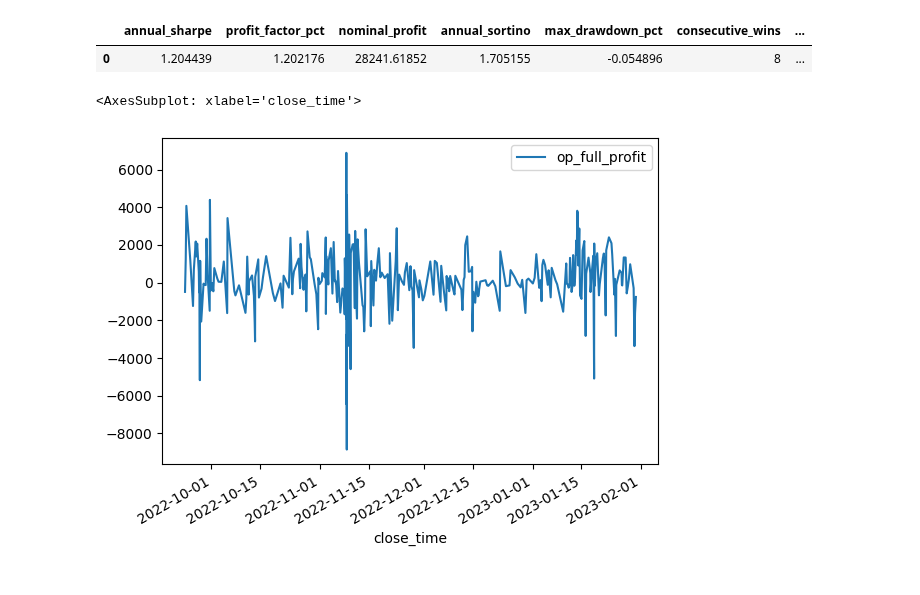
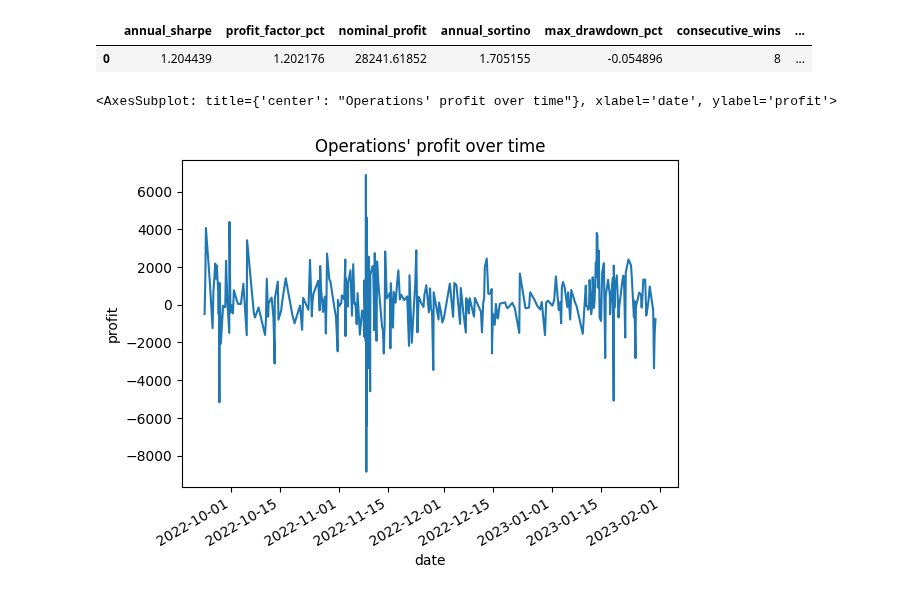
Before and after one commit to gpalazzo/crypto_msc_thesis, a Jupyter notebook: notebooks/reporting/portfolio_eval.ipynb, the cells around one changed output. Cells and saved outputs as stored; diff of their text form; code cells hidden in the pictures.

```diff
--- a/notebooks/reporting/portfolio_eval.ipynb
+++ b/notebooks/reporting/portfolio_eval.ipynb
@@ -14,10 +14,15 @@ df_portf_pnl = catalog.load("portfolio_pnl")
-# %%
-df_portf_metr
-# %% [output]
-|  | annual_sharpe | profit_factor_pct | nominal_profit | annual_sortino | max_drawdown_pct | consecutive_wins | ... |
-| 0 | 1.204439 | 1.202176 | 28241.61852 | 1.705155 | -0.054896 | 8 | ... |
-# %%
-df_portf_pnl[["close_time", "op_full_profit"]].set_index("close_time").sort_index().plot()
-# %% [output]
-<AxesSubplot: xlabel='close_time'>
-[figure, removed]
+# %%
+df_portf_metr
+# %% [output]
+|  | annual_sharpe | profit_factor_pct | nominal_profit | annual_sortino | max_drawdown_pct | consecutive_wins | ... |
+| 0 | 1.204439 | 1.202176 | 28241.61852 | 1.705155 | -0.054896 | 8 | ... |
+# %%
+df_portf_pnl[["close_time", "op_full_profit"]].set_index("close_time").sort_index(). \
+                plot(title="Operations' profit over time",
+                     legend=None,
+                     xlabel="date",
+                     ylabel="profit"
+                    )
+# %% [output]
+<AxesSubplot: title={'center': "Operations' profit over time"}, xlabel='date', ylabel='profit'>
+[figure, added]
```
Also changed, not shown: parts of 2 cells of this notebook, 3 other files.
